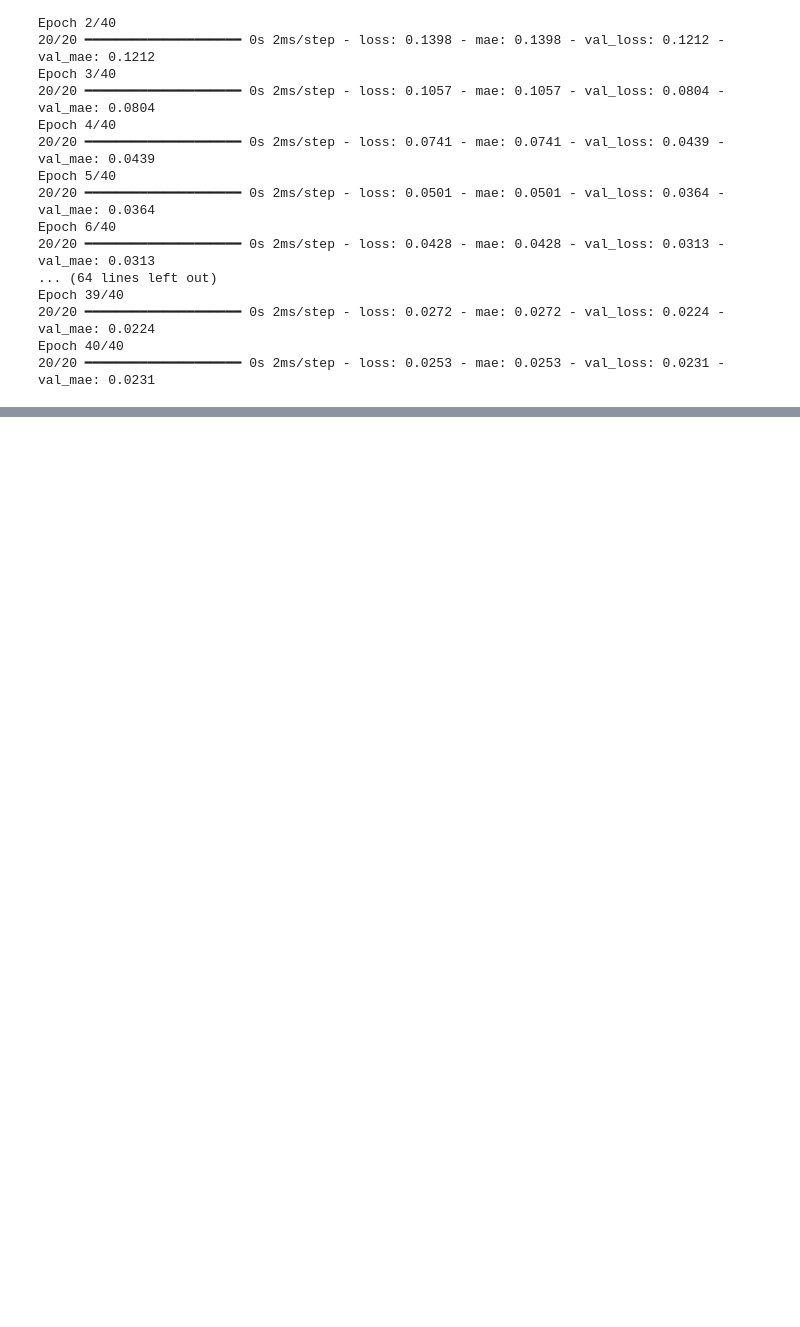
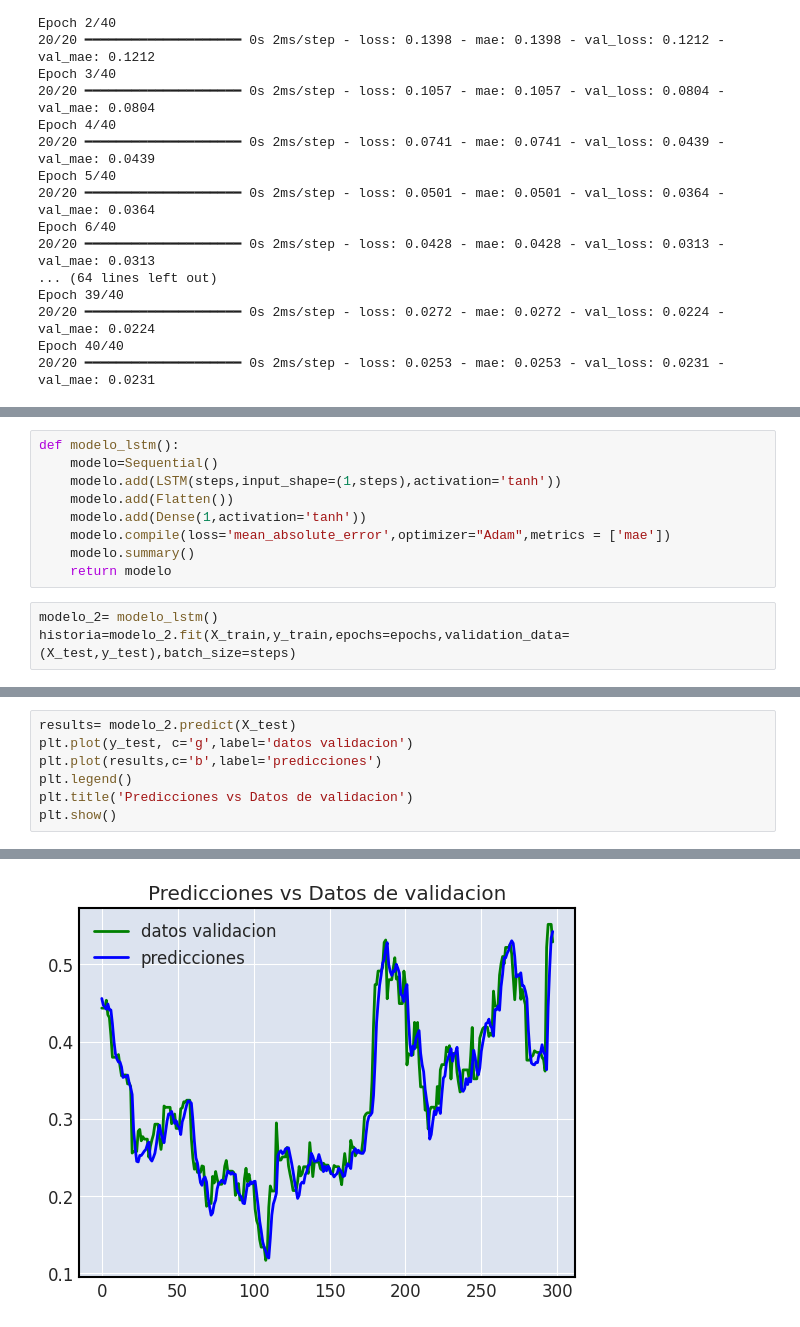
Before and after one commit to LorenzoPorrasDuque/cientifica, a Jupyter notebook: seriesDeTiempo/deep_learning.ipynb, the cells around one changed output, grey strips where cells are left out. Cells and saved outputs as stored; diff of their text form; blank space fills up the shorter version.

```diff
--- a/seriesDeTiempo/deep_learning.ipynb
+++ b/seriesDeTiempo/deep_learning.ipynb
@@ -270,0 +288,12 @@ Epoch 40/40
+# %%
+def modelo_lstm():
+    modelo=Sequential()
+    modelo.add(LSTM(steps,input_shape=(1,steps),activation='tanh'))
+    modelo.add(Flatten())
+    modelo.add(Dense(1,activation='tanh'))
+    modelo.compile(loss='mean_absolute_error',optimizer="Adam",metrics = ['mae'])
+    modelo.summary()
+    return modelo
+# %%
+modelo_2= modelo_lstm()
+historia=modelo_2.fit(X_train,y_train,epochs=epochs,validation_data=(X_test,y_test),batch_size=steps)
@@ -270,0 +331,8 @@ Epoch 40/40
+# %%
+results= modelo_2.predict(X_test)
+plt.plot(y_test, c='g',label='datos validacion')
+plt.plot(results,c='b',label='predicciones')
+plt.legend()
+plt.title('Predicciones vs Datos de validacion')
+plt.show()
+# %% [output]
@@ -270,0 +340 @@ Epoch 40/40
+[figure, added]
```
Also changed, not shown: parts of 6 cells of this notebook.
